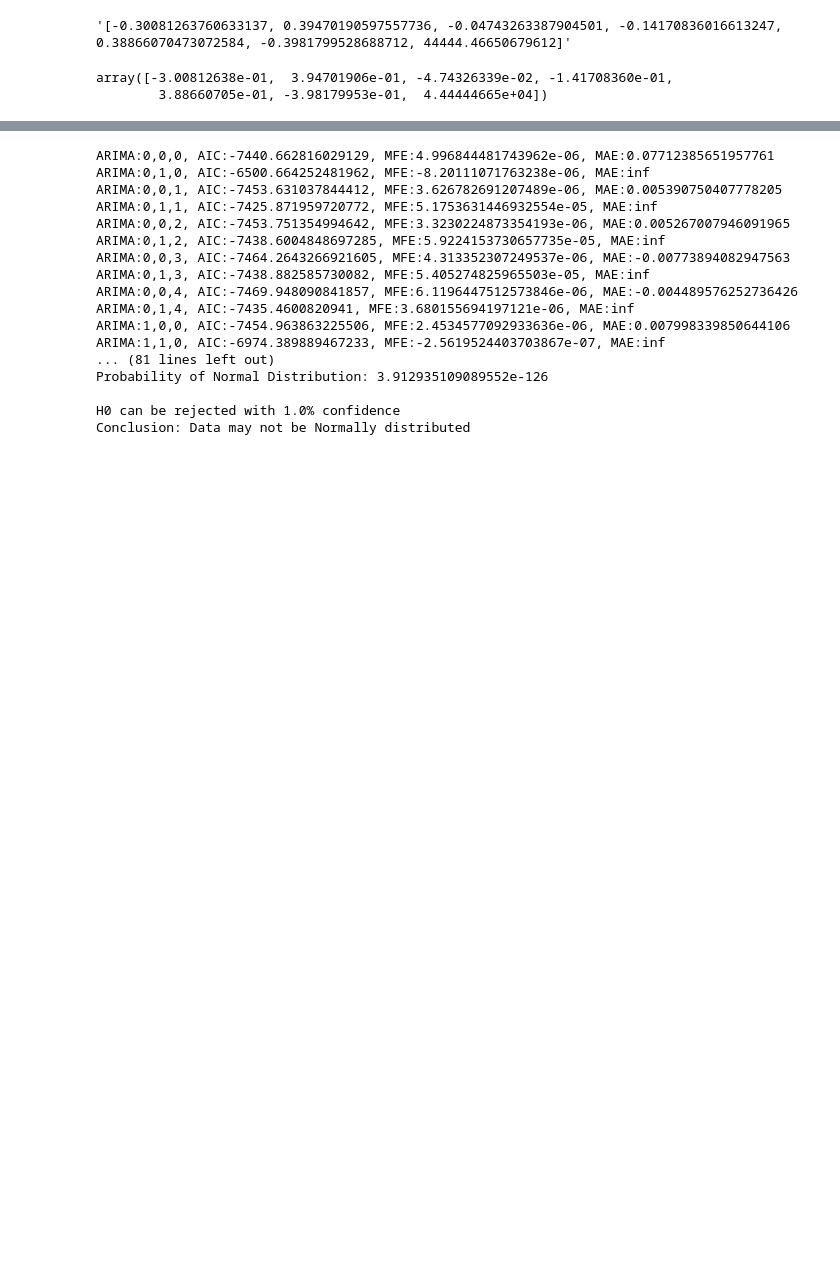
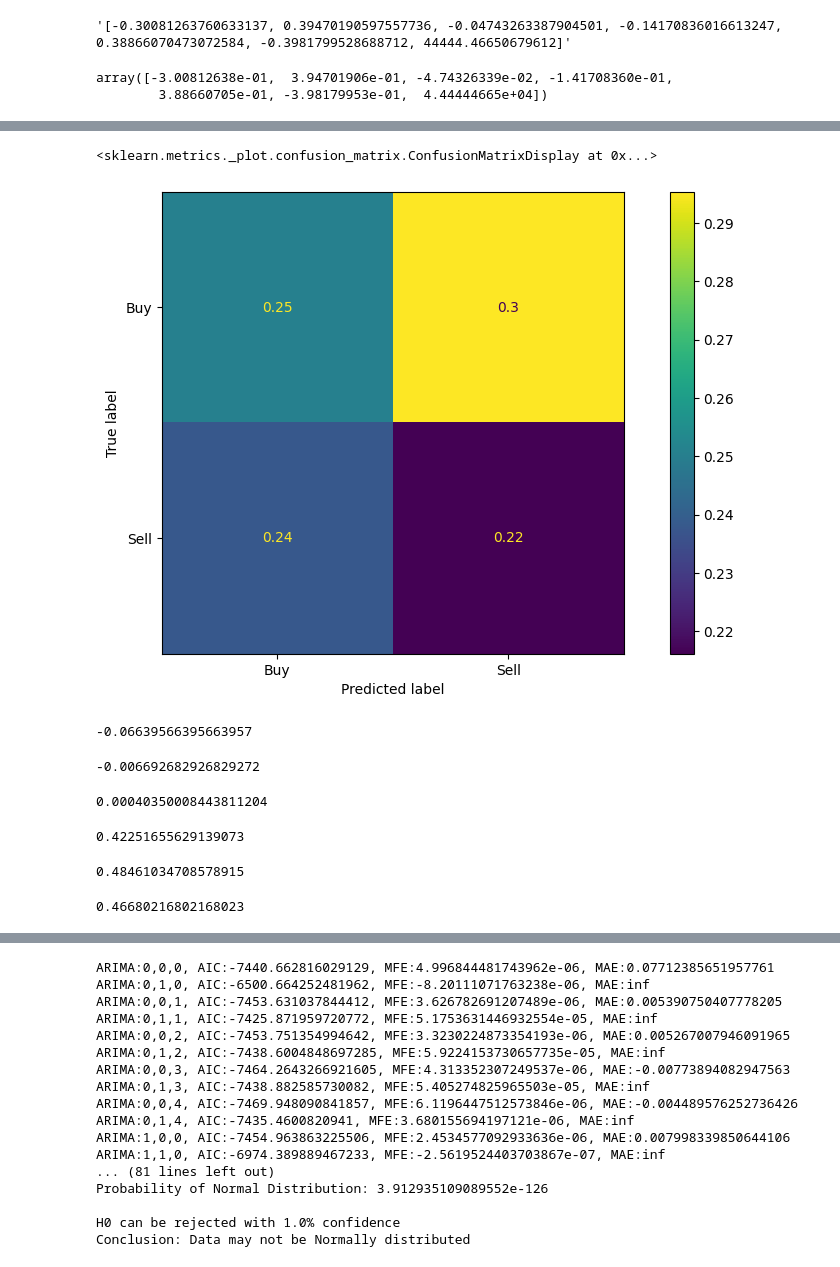
Before and after one commit to cwilko/tradeframework-models, a Jupyter notebook: samples/FrameworkTest.ipynb, the cells around one changed output, grey strips where cells are left out. Drawn from its saved outputs; the diff is of its cells as text; code cells hidden in the pictures; blank space fills up the shorter version.

```diff
--- a/samples/FrameworkTest.ipynb
+++ b/samples/FrameworkTest.ipynb
@@ -141,3 +141,11 @@ p.assets[1].weightGenerator.result.params
 # %% [output]
 array([-3.00812638e-01,  3.94701906e-01, -4.74326339e-02, -1.41708360e-01,
         3.88660705e-01, -3.98179953e-01,  4.44444665e+04])
+# %%
+import tradeframework.operations.utils as utils
+y = np.sign(utils.getPeriodLogReturns(p.returns)["period"])
+x = np.sign(utils.getPeriodLogReturns(p.assets[0].returns)["period"])
+
+index = y[y!=0].index.intersection(x[x!=0].index)
+x = x.loc[index]
+y = y.loc[index]
@@ -144,3 +168,36 @@ array([-3.00812638e-01,  3.94701906e-01, -4.74326339e-02, -1.41708360e-01,
+# %%
+from sklearn import metrics
+cf = metrics.confusion_matrix(x, y, labels=[1, -1], normalize="all")
+cm_display = metrics.ConfusionMatrixDisplay(confusion_matrix = cf, display_labels = ["Buy", "Sell"])
+cm_display.plot()
+# %% [output]
+<sklearn.metrics._plot.confusion_matrix.ConfusionMatrixDisplay at 0x...>
+[figure, added]
+# %%
+np.sum(cf * np.array([[1, -1], [-1, 1]]))
+# %% [output]
+-0.06639566395663957
+# %%
+meanRet = 0.0004
+np.sum(cf * np.array([[meanRet, -(meanRet)],[-(meanRet), meanRet]])) * 252
+# %% [output]
+-0.006692682926829272
+# %%
+utils.getPeriodReturns(p.assets[0].returns)["period"].mean()
+# %% [output]
+0.00040350008443811204
+# %%
+metrics.precision_score(x, y, pos_label=-1)
+# %% [output]
+0.42251655629139073
+# %%
+metrics.f1_score(x, y)
+# %% [output]
+0.48461034708578915
+# %%
+metrics.accuracy_score(x, y)
+# %% [output]
+0.46680216802168023
 # %%
 from tradeframework.api.insights import InsightManager
 import warnings
```
Also changed, not shown: parts of 4 cells of this notebook, 1 other file.
